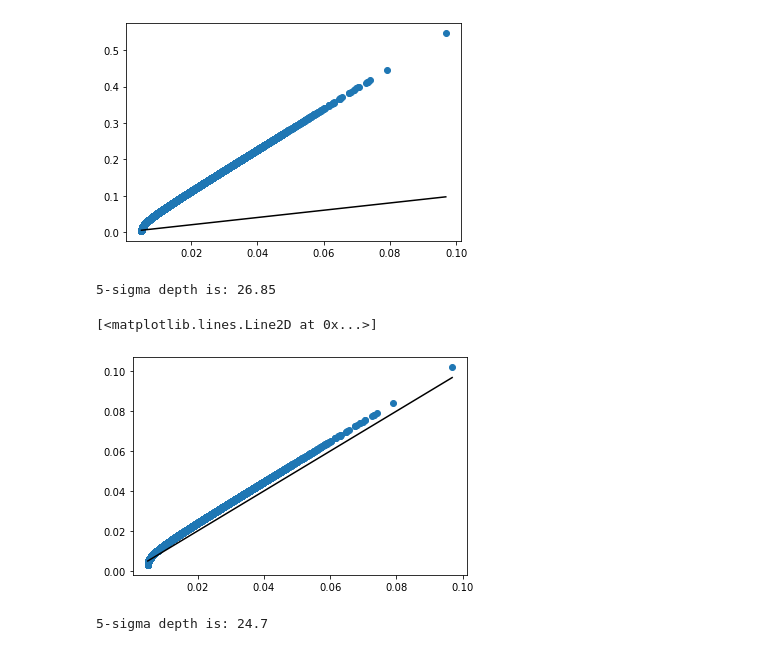
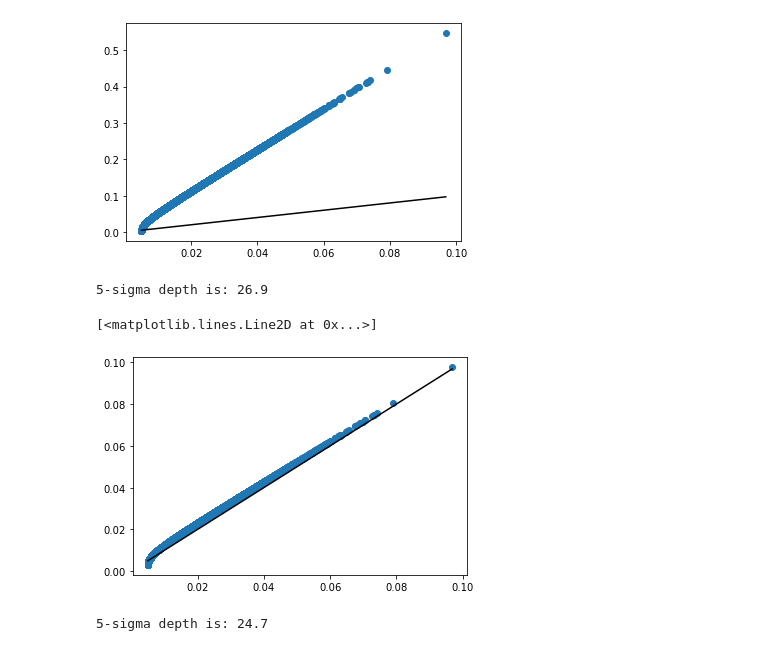
Before and after one commit to sylvielsstfr/Intern2022_PhotoZ, a Jupyter notebook: malmquist_bias.ipynb, the cells around one changed output. Cells and saved outputs as stored; diff of their text form; code cells hidden in the pictures.

```diff
--- a/malmquist_bias.ipynb
+++ b/malmquist_bias.ipynb
@@ -152,10 +152,10 @@ plt.plot([np.min(g_err), np.max(g_err)], [np.min(g_err), np.max(g_err)], c='k')
 [<matplotlib.lines.Line2D at 0x...>]
 [figure]
 # %%
-plt.scatter(g_err, sigma1(g_mag, 'g', m5=26.85))
-plt.plot([np.min(g_err), np.max(g_err)], [np.min(g_err), np.max(g_err)], c='k')
+plt.scatter(g_err_clean, sigma1(g_mag_clean, 'g', m5=26.90))
+plt.plot([np.min(g_err_clean), np.max(g_err_clean)], [np.min(g_err_clean), np.max(g_err_clean)], c='k')
 # %% [output]
-5-sigma depth is: 26.85
+5-sigma depth is: 26.9
 [<matplotlib.lines.Line2D at 0x...>]
-[figure, old version]
+[figure, new version]
 # %%
```
Also changed, not shown: parts of 24 cells of this notebook, 1 other file.
